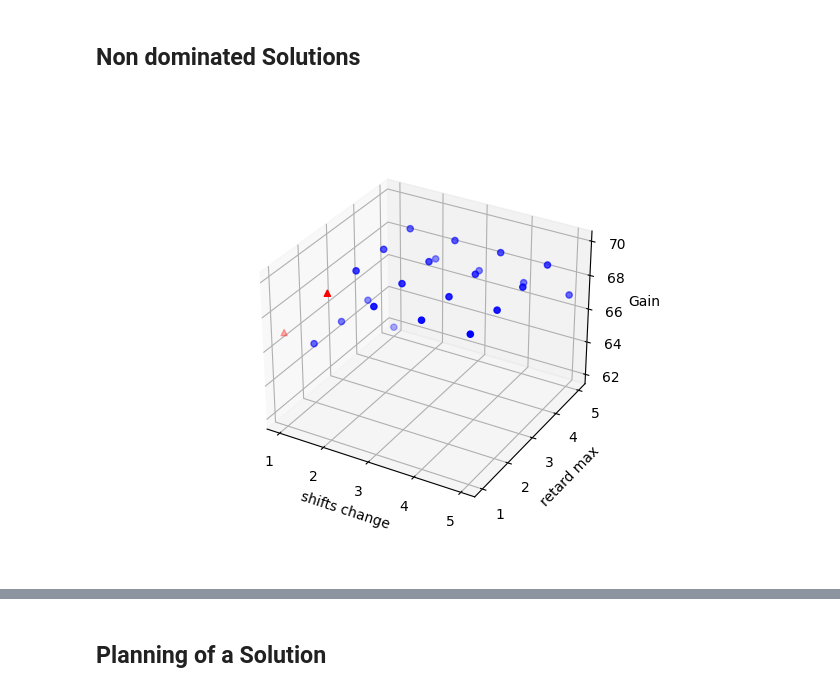
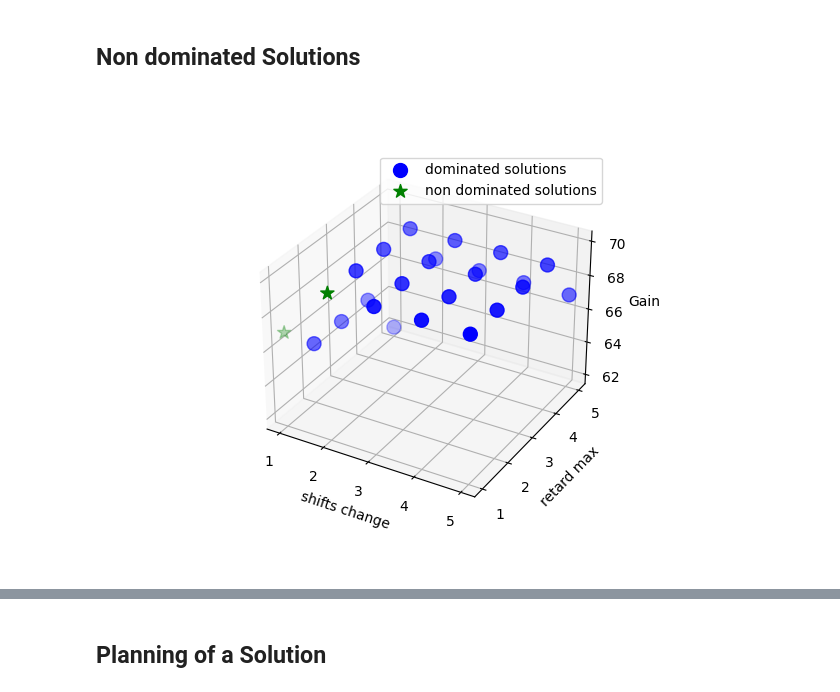
Before and after one commit to lidamsoukaina/Planification_Et_Affectation, a Jupyter notebook: main.ipynb, the cells around one changed output, grey strips where cells are left out. Saved outputs shown, nothing was run; the diff lists cells and outputs as text; code cells hidden in the pictures.

Commit message:
add pareto plots for toy instance

```diff
--- a/main.ipynb
+++ b/main.ipynb
@@ -240,20 +243,22 @@ non_dominated_sol = get_non_dominated_solutions(solution_reduite)
 # %%
 fig = plt.figure()
 ax = fig.add_subplot(111, projection='3d')
 dominated_sol = [key for key in solution_reduite if key not in non_dominated_sol]
 x =[key[0] for key in dominated_sol]
 y =[key[1] for key in dominated_sol]
 z =[key[2] for key in dominated_sol]
 
 x2 =[key[0] for key in non_dominated_sol]
 y2 =[key[1] for key in non_dominated_sol]
 z2 =[key[2] for key in non_dominated_sol]
 
-ax.scatter(x, y, z, c='b', marker='o')
-ax.scatter(x2, y2, z2, c='r', marker='^')
+a = ax.scatter(x, y, z, c='b', marker='o', s = 100)
+b = ax.scatter(x2, y2, z2, c='g', marker='*', s = 100)
 ax.set_xlabel('shifts change')
 ax.set_ylabel('retard max')
 ax.set_zlabel('Gain')
+# add legend
+ax.legend((a,b),("dominated solutions","non dominated solutions"))
 plt.show()
 # %% [output]
-[figure, old version]
+[figure, new version]
```
Also changed, not shown: parts of 4 cells of this notebook, 5 other files.
